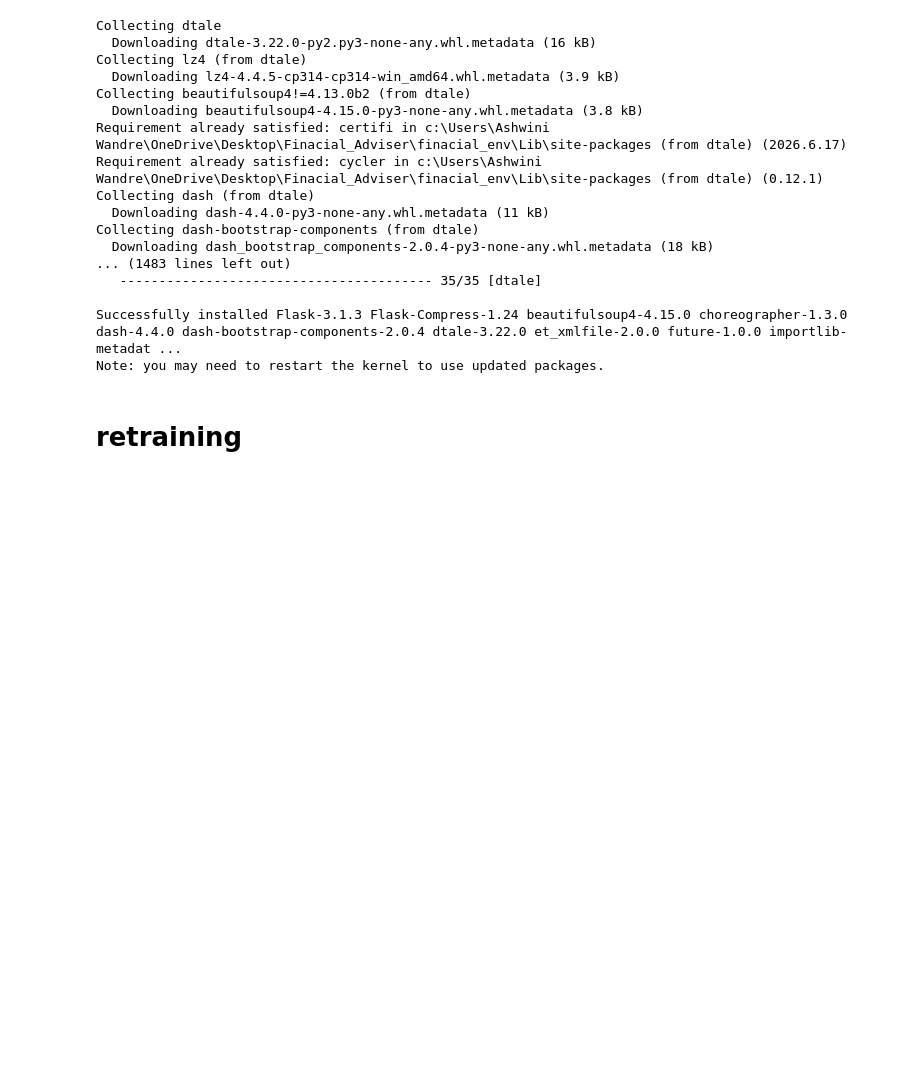
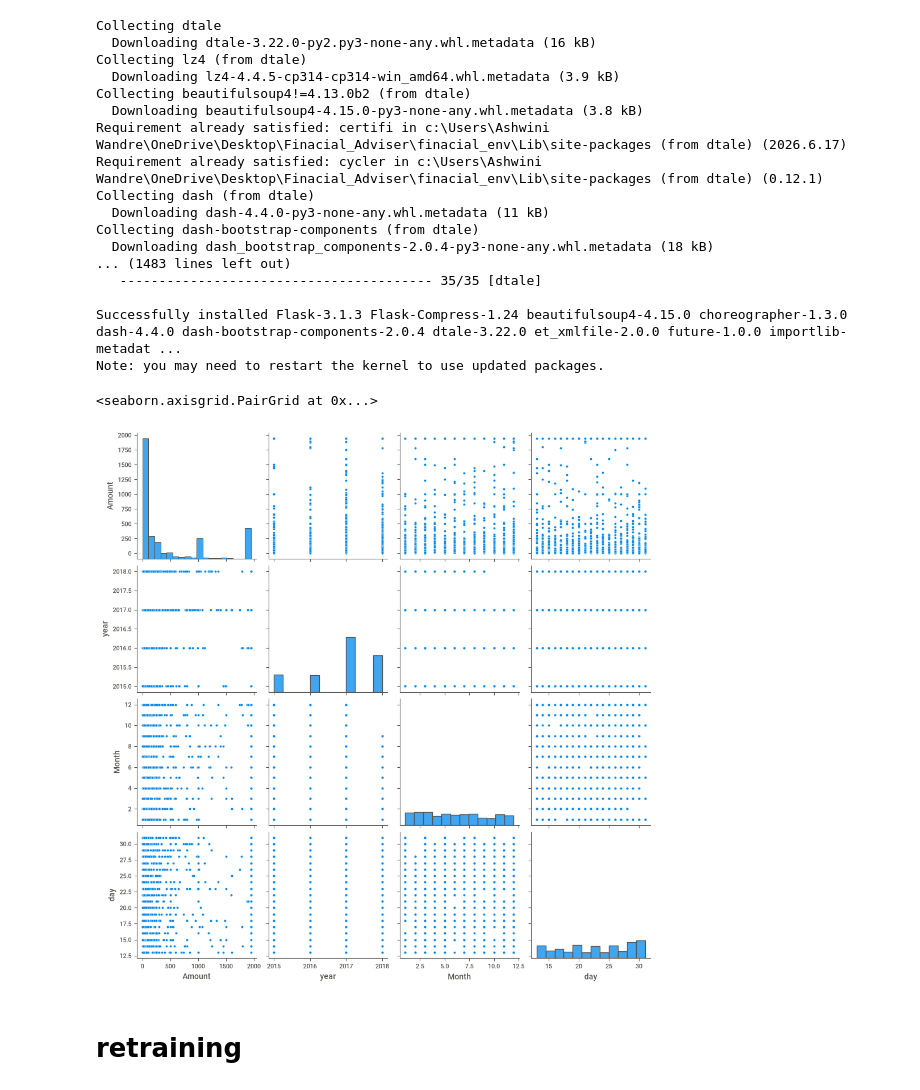
Before and after one commit to ashuwandre/Finacial_Adviser, a Jupyter notebook: pandas/df_analysis.ipynb, the cells around one changed output. Drawn from its saved outputs; the diff is of its cells as text; code cells hidden in the pictures; blank space fills up the shorter version.

```diff
--- a/pandas/df_analysis.ipynb
+++ b/pandas/df_analysis.ipynb
@@ -262,6 +262,11 @@ Note: you may need to restart the kernel to use updated packages.
 import dtale
 d = dtale.show(df)
 d.open_browser()
+# %%
+sns.pairplot(df)
+# %% [output]
+<seaborn.axisgrid.PairGrid at 0x...>
+[figure, added]
 # %% [markdown]
 # retraining
 # %% [markdown]
```
Also changed, not shown: 20 other files.
